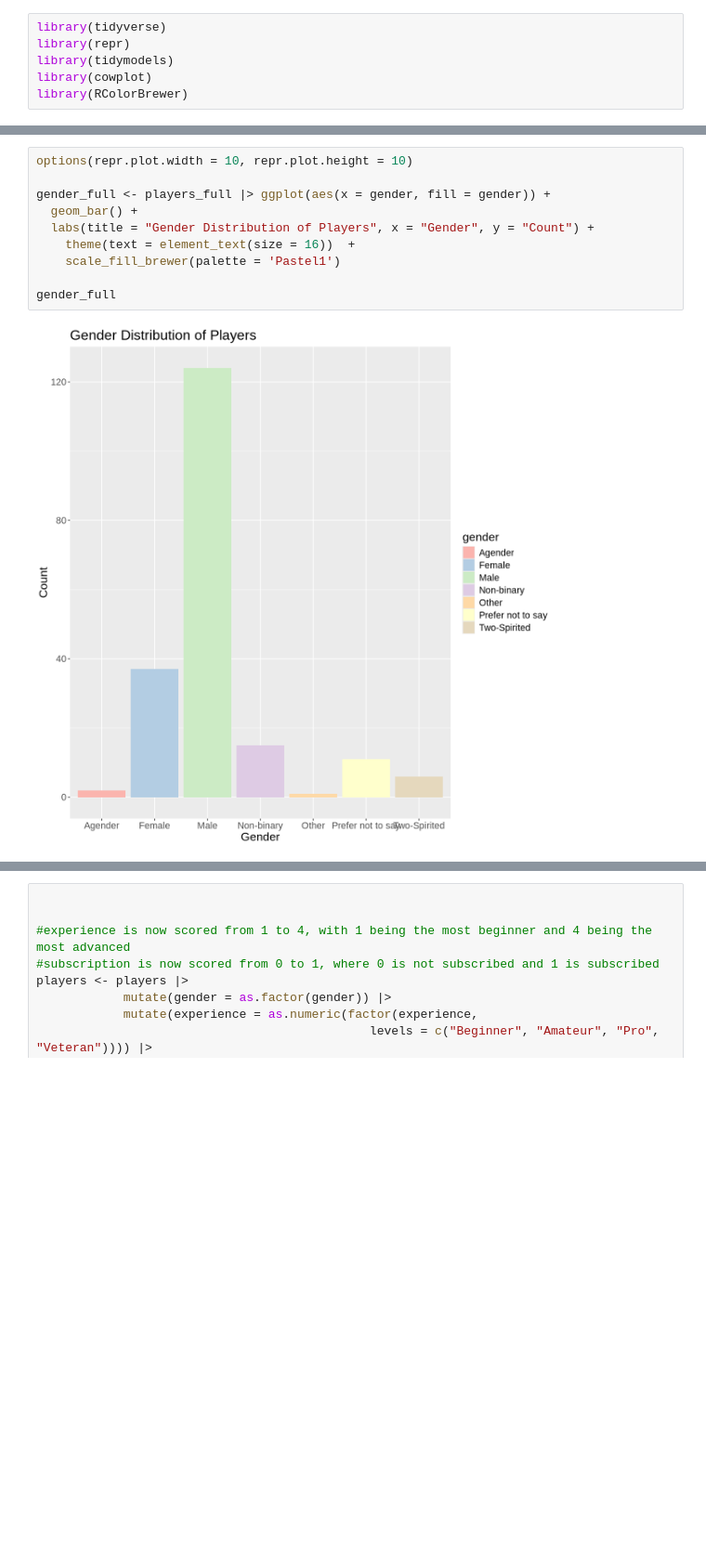
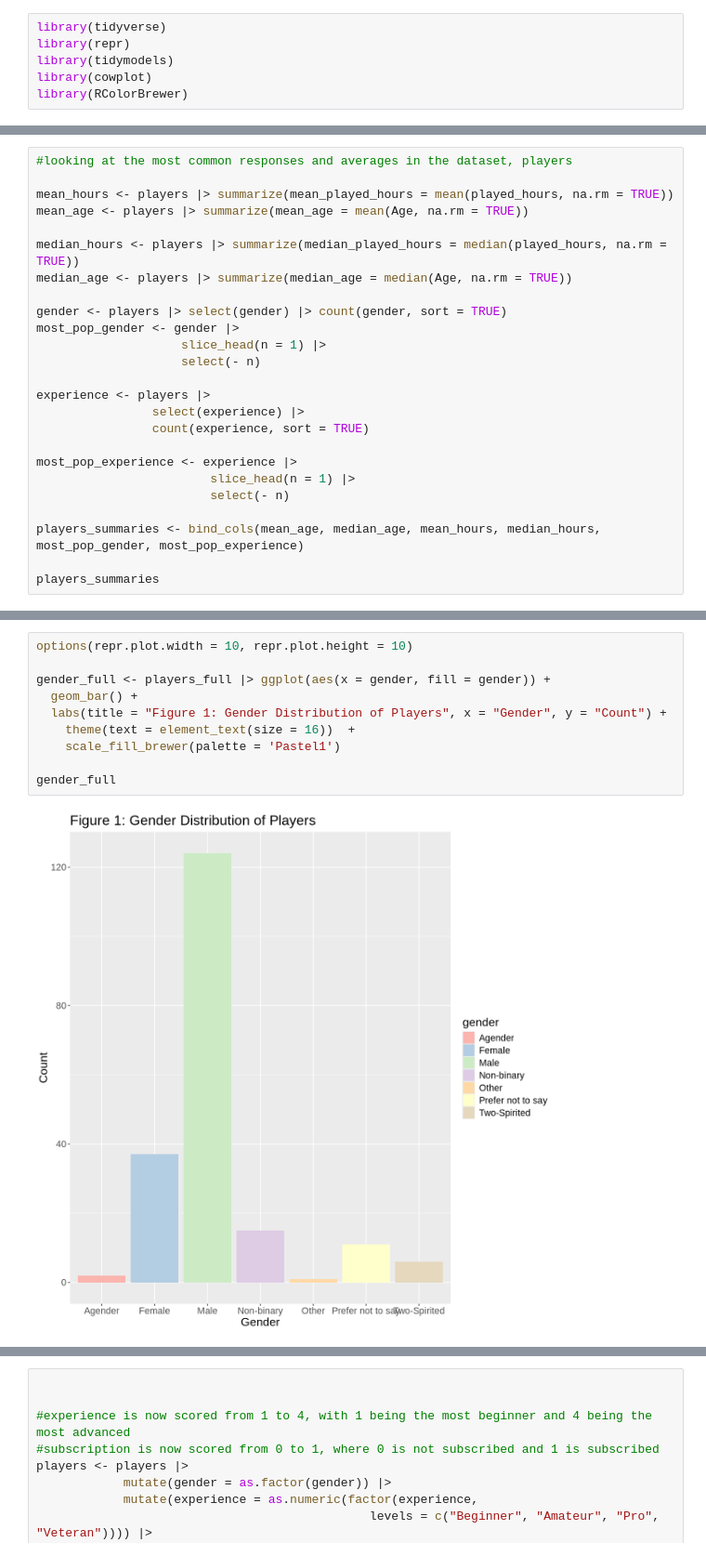
Before and after one commit to ellailan/PLAICRAFT-Data-Analysis, a Jupyter notebook: data-analysis.ipynb, the cells around one changed output, grey strips where cells are left out. Shown at 93% size. Drawn from its saved outputs; the diff is of its cells as text; blank space fills up the shorter version.

Commit message:
Added graphs + data summarization

```diff
--- a/data-analysis.ipynb
+++ b/data-analysis.ipynb
@@ -89,0 +78,25 @@ A tibble: 196 × 5
+# %%
+#looking at the most common responses and averages in the dataset, players
+
+mean_hours <- players |> summarize(mean_played_hours = mean(played_hours, na.rm = TRUE))
+mean_age <- players |> summarize(mean_age = mean(Age, na.rm = TRUE))
+
+median_hours <- players |> summarize(median_played_hours = median(played_hours, na.rm = TRUE))
+median_age <- players |> summarize(median_age = median(Age, na.rm = TRUE))
+
+gender <- players |> select(gender) |> count(gender, sort = TRUE)
+most_pop_gender <- gender |>
+                    slice_head(n = 1) |>
+                    select(- n)
+
+experience <- players |>
+                select(experience) |>
+                count(experience, sort = TRUE)
+
+most_pop_experience <- experience |>
+                        slice_head(n = 1) |>
+                        select(- n)
+
+players_summaries <- bind_cols(mean_age, median_age, mean_hours, median_hours, most_pop_gender, most_pop_experience)
+
+players_summaries
@@ -92,13 +123,13 @@ EXPLAIN we want to see gender dfistribution
 # %%
 options(repr.plot.width = 10, repr.plot.height = 10)
 
 gender_full <- players_full |> ggplot(aes(x = gender, fill = gender)) +
   geom_bar() +
-  labs(title = "Gender Distribution of Players", x = "Gender", y = "Count") +
+  labs(title = "Figure 1: Gender Distribution of Players", x = "Gender", y = "Count") +
     theme(text = element_text(size = 16))  +
     scale_fill_brewer(palette = 'Pastel1')
 
 gender_full
 # %% [output]
-[figure, old version]
+[figure, new version]
 # %% [markdown]
```
Also changed, not shown: parts of 20 cells of this notebook.
